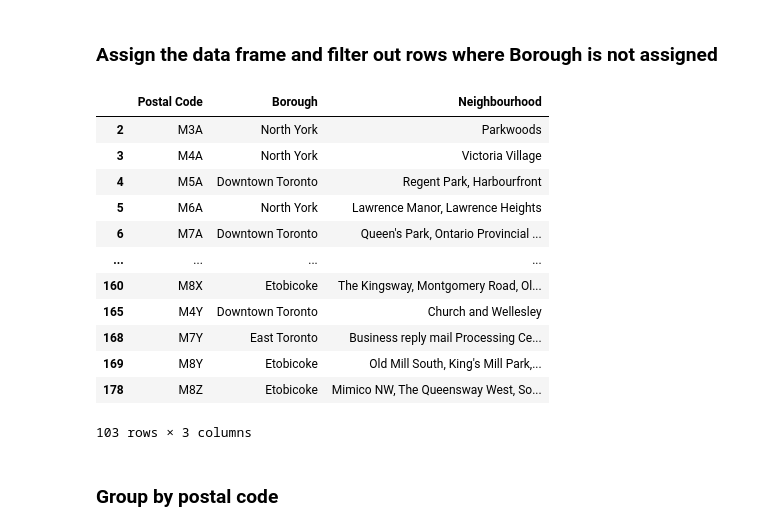
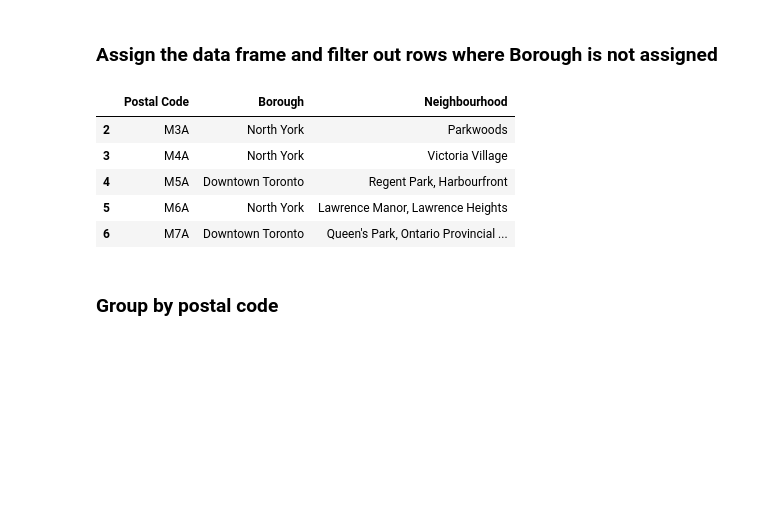
Before and after one commit to dprossi/Capstone_Project_IBM_Data_Science, a Jupyter notebook: Capstone_Course_Week_3_Lab.ipynb, the cells around one changed output. Drawn from its saved outputs; the diff is of its cells as text; code cells hidden in the pictures; blank space fills up the shorter version.

```diff
--- a/Capstone_Course_Week_3_Lab.ipynb
+++ b/Capstone_Course_Week_3_Lab.ipynb
@@ -39,22 +28,15 @@ print(dfs[0])
 # %%
 df1 = dfs[0]
 mask = df1['Borough'] != 'Not assigned'
 df2 = df1[mask]
-df2
+df2.head()
 # %% [output]
 |  | Postal Code | Borough | Neighbourhood |
 | 2 | M3A | North York | Parkwoods |
 | 3 | M4A | North York | Victoria Village |
 | 4 | M5A | Downtown Toronto | Regent Park, Harbourfront |
 | 5 | M6A | North York | Lawrence Manor, Lawrence Heights |
 | 6 | M7A | Downtown Toronto | Queen's Park, Ontario Provincial ... |
-| ... | ... | ... | ... |
-| 160 | M8X | Etobicoke | The Kingsway, Montgomery Road, Ol... |
-| 165 | M4Y | Downtown Toronto | Church and Wellesley |
-| 168 | M7Y | East Toronto | Business reply mail Processing Ce... |
-| 169 | M8Y | Etobicoke | Old Mill South, King's Mill Park,... |
-| 178 | M8Z | Etobicoke | Mimico NW, The Queensway West, So... |
-103 rows × 3 columns
 # %% [markdown]
 ### Group by postal code
 # %%
```
Also changed, not shown: parts of 7 cells of this notebook.
